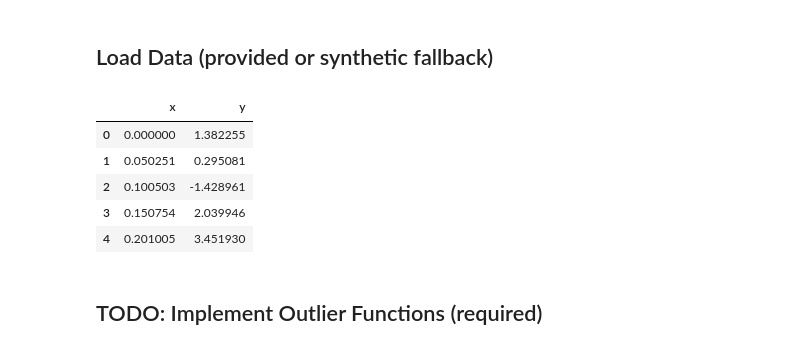
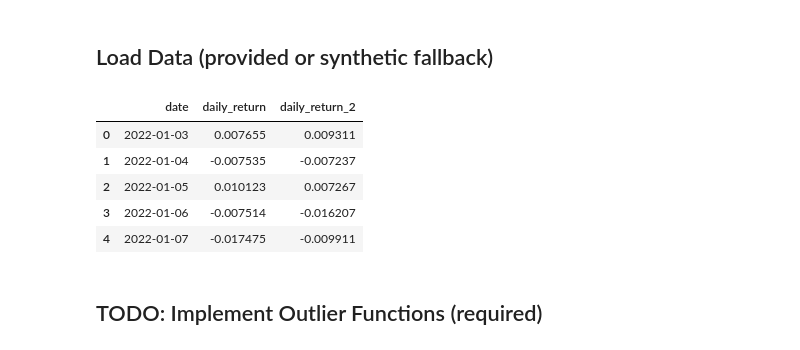
Before and after one commit to param-nyu/bootcamp_param_shah, a Jupyter notebook: homework/stage07_outliers-risk-assumptions/notebooks/stage07_outliers-risk-assumptions_homework-starter.ipynb, the cells around one changed output. Cells and saved outputs as stored; diff of their text form; code cells hidden in the pictures.

```diff
--- a/homework/stage07_outliers-risk-assumptions/notebooks/stage07_outliers-risk-assumptions_homework-starter.ipynb
+++ b/homework/stage07_outliers-risk-assumptions/notebooks/stage07_outliers-risk-assumptions_homework-starter.ipynb
@@ -20,7 +20,7 @@ os.makedirs(processed_dir, exist_ok=True)
 dates = pd.date_range(start="2022-01-03", end="2022-06-10", freq="B")
 
 # Fixed random seed for reproducibility
-np.random.seed(17)
+np.random.seed(69)
 
 # Column 1: daily_return ~ N(0, 0.01)
 returns = np.random.normal(0, 0.01, size=len(dates))
@@ -29,11 +29,11 @@ returns[mask_pre_may] -= 0.0015
 
 # Inject "shock" values
 shock_values = {
-    "2022-05-02": 0.1748425237194541,
-    "2022-05-03": -0.16825801732486943,
-    "2022-05-06": -0.19667220757153227,
-    "2022-05-09": 0.21240223590614747,
-    "2022-05-12": -0.178729287231294
+    "2022-05-02": 0.001748425237194541,
+    "2022-05-03": -0.0016825801732486943,
+    "2022-05-06": -0.0019667220757153227,
+    "2022-05-09": 0.0021240223590614747,
+    "2022-05-12": -0.00178729287231294
 }
 for d, v in shock_values.items():
     idx = np.where(dates == pd.to_datetime(d))[0][0]
@@ -76,22 +76,22 @@ np.random.seed(72)
 # %% [markdown]
 ## Load Data (provided or synthetic fallback)
 # %%
-data_path = Path('data/raw/outliers_homework.csv')
+data_path = Path('/Users/paramshah/Desktop/bootcamp/homework/stage07_outliers-risk-assumptions/data/raw/outliers_homework.csv')
 if data_path.exists():
     df = pd.read_csv(data_path)
 else:
     x = np.linspace(0, 10, 200)
     y = 2.2 * x + 1 + np.random.normal(0, 1.2, size=x.size)
     y[10] += 15; y[120] -= 13; y[160] += 18
     df = pd.DataFrame({'x': x, 'y': y})
 df.head()
 # %% [output]
-|  | x | y |
-| 0 | 0.000000 | 1.382255 |
-| 1 | 0.050251 | 0.295081 |
-| 2 | 0.100503 | -1.428961 |
-| 3 | 0.150754 | 2.039946 |
-| 4 | 0.201005 | 3.451930 |
+|  | date | daily_return | daily_return_2 |
+| 0 | 2022-01-03 | 0.007655 | 0.009311 |
+| 1 | 2022-01-04 | -0.007535 | -0.007237 |
+| 2 | 2022-01-05 | 0.010123 | 0.007267 |
+| 3 | 2022-01-06 | -0.007514 | -0.016207 |
+| 4 | 2022-01-07 | -0.017475 | -0.009911 |
 # %% [markdown]
 ## TODO: Implement Outlier Functions (required)
 # %%
```
Also changed, not shown: parts of 14 cells of this notebook, 1 other file.
